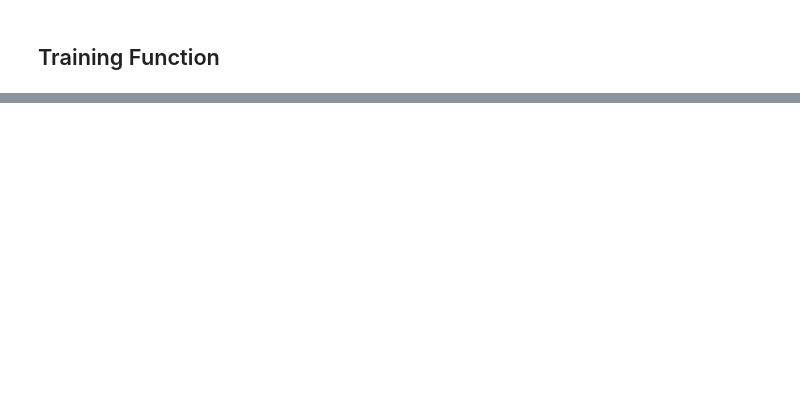
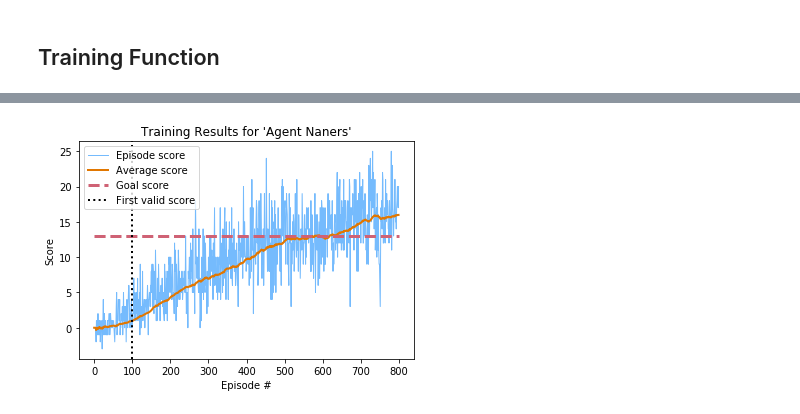
Before and after one commit to tacticsiege/Banana-DQN, a Jupyter notebook: TrainAgent.ipynb, the cells around one changed output, grey strips where cells are left out. Cells and saved outputs as stored; diff of their text form; code cells hidden in the pictures; blank space fills up the shorter version.

```diff
--- a/TrainAgent.ipynb
+++ b/TrainAgent.ipynb
@@ -62,0 +44,24 @@ agent = DQN_Agent(state_size, action_size, seed=seed, params=params)
+# %%
+# create parameters, anything omitted will take on the appropriate default value
+# agent params contains the same values as the defaults, for reference
+agent_params = {
+    'name':'default_dqn',
+    'layers':[64, 64],
+    'buffer_size':int(1e5),
+    'batch_size':64,
+    'update_every':4,
+    'copy_every':4,
+    'learning_rate':5e-4,
+    'gamma':0.99,
+    'tau':1e-3,
+}
+
+naners_params = {
+    'name':'Agent Naners',
+    'layers':[32, 32],
+    'copy_every':8
+}
+
+# create agent, inspect params
+agent = DQN_Agent(state_size, action_size, brain_name, SEED, params=naners_params)
+print(agent.display_params())
@@ -130,0 +72,16 @@ def train_dqn(env, agent, run_name='default_dqn', n_episodes=1000, goal_score=15
+# %%
+n_episodes=800
+print_every=100
+
+goal_score = 13
+score_window_size = 100
+keep_training = True
+
+epsilon_start = 1.0
+epsilon_end = 0.001
+epsilon_decay = 0.995
+
+scores = train_dqn(env, agent, n_episodes=n_episodes, goal_score=goal_score,
+                  score_window_size=score_window_size,
+                  keep_training=keep_training, print_every=print_every,
+                  eps_start=epsilon_start, eps_end=epsilon_end, eps_decay=epsilon_decay)
@@ -130,0 +106,4 @@ def train_dqn(env, agent, run_name='default_dqn', n_episodes=1000, goal_score=15
+# %%
+plot_training_scores(scores, goal_score, window=score_window_size, agent_name=agent.name)
+# %% [output]
+[figure, added]
```
Also changed, not shown: parts of 11 cells of this notebook, 17 other files.
